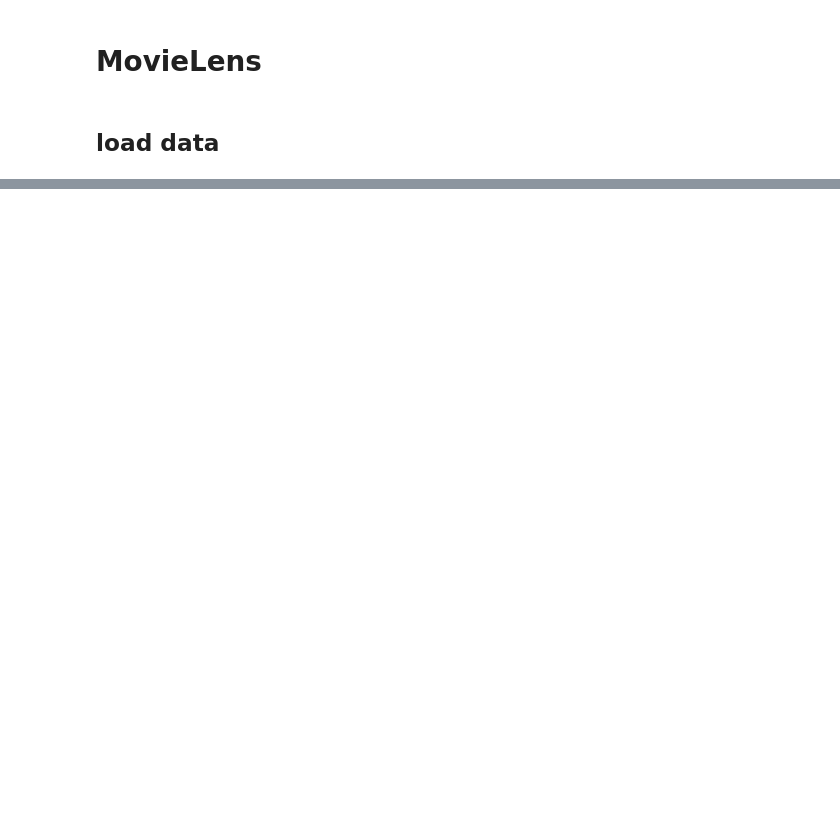
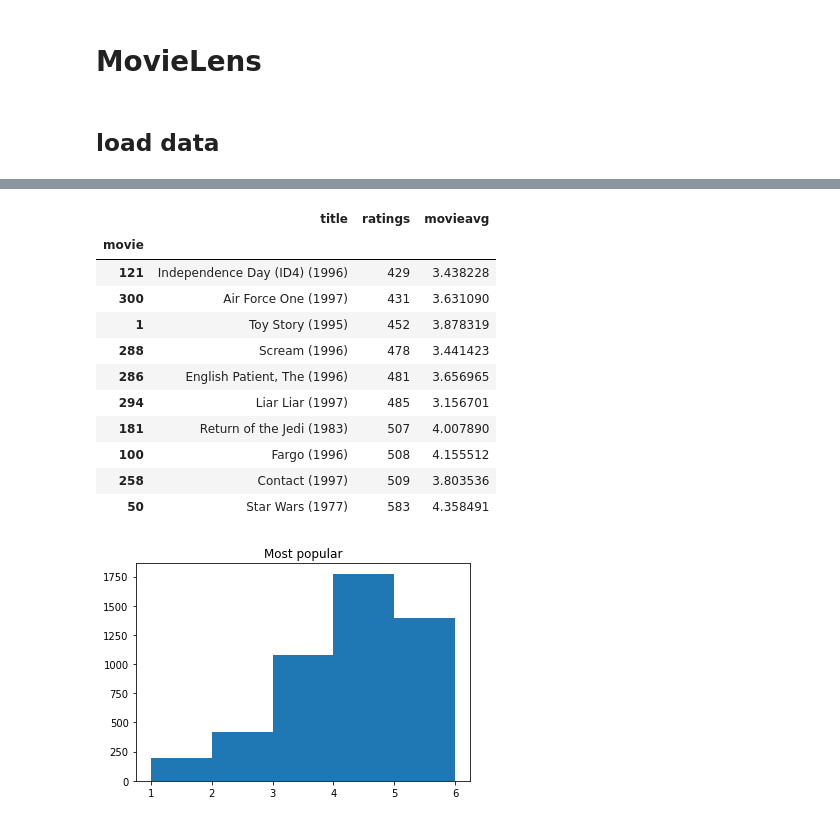
Before and after one commit to kyle-weng/MovieLens-Visualization, a Jupyter notebook: movielens.ipynb, the cells around one changed output, grey strips where cells are left out. Cells and saved outputs as stored; diff of their text form; code cells hidden in the pictures; blank space fills up the shorter version.

```diff
--- a/movielens.ipynb
+++ b/movielens.ipynb
@@ -207,0 +99,19 @@ elapsed 686.0301768779755
+# %%
+plt.title("Most popular")
+popular = dMovies.sort_values("ratings").tail(10)
+ratinghist(getRatings(dsRatings[popular.index]))
+popular
+# %% [output]
+|  | title | ratings | movieavg |
+| movie |  |  |  |
+| 121 | Independence Day (ID4) (1996) | 429 | 3.438228 |
+| 300 | Air Force One (1997) | 431 | 3.631090 |
+| 1 | Toy Story (1995) | 452 | 3.878319 |
+| 288 | Scream (1996) | 478 | 3.441423 |
+| 286 | English Patient, The (1996) | 481 | 3.656965 |
+| 294 | Liar Liar (1997) | 485 | 3.156701 |
+| 181 | Return of the Jedi (1983) | 507 | 4.007890 |
+| 100 | Fargo (1996) | 508 | 4.155512 |
+| 258 | Contact (1997) | 509 | 3.803536 |
+| 50 | Star Wars (1977) | 583 | 4.358491 |
+[figure, added]
```
Also changed, not shown: parts of 29 cells of this notebook.
